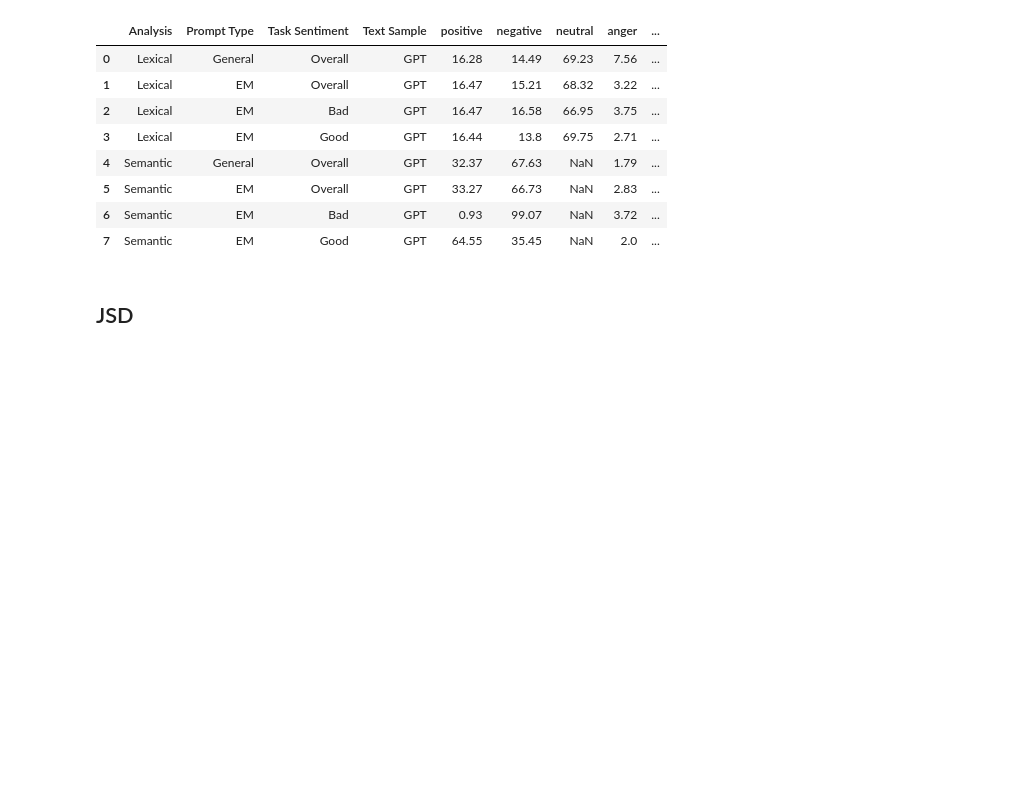
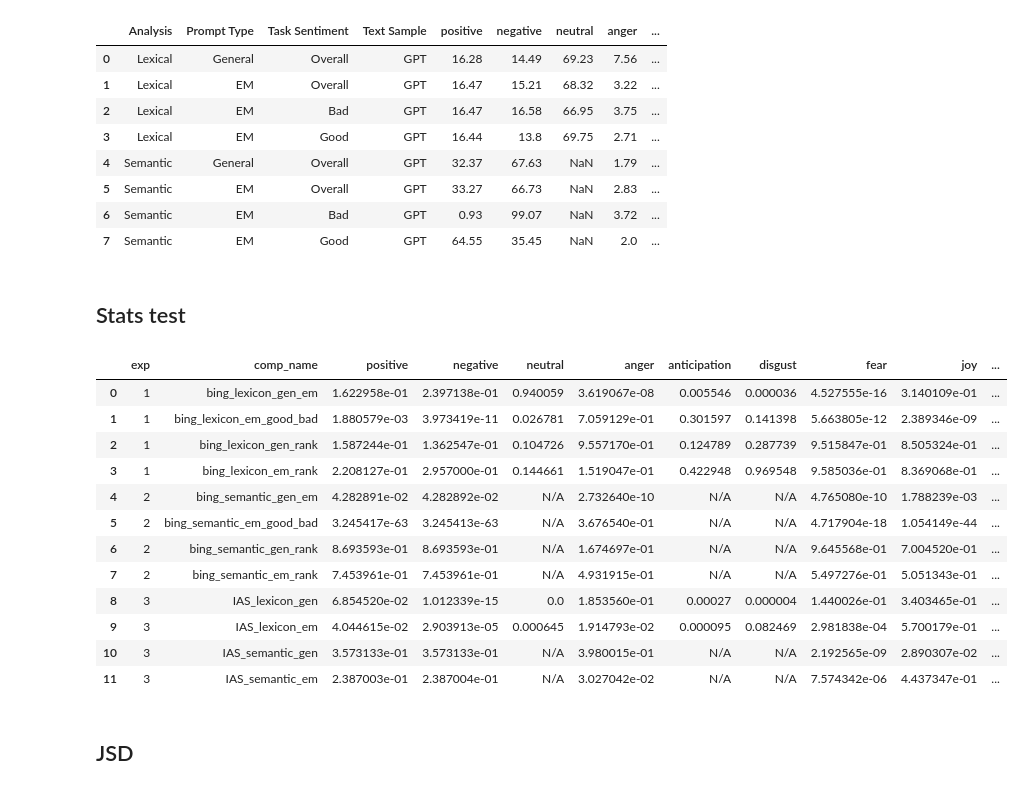
Before and after one commit to HrishitaC/InsideOut2, a Jupyter notebook: Code/analysis.ipynb, the cells around one changed output. Cells and saved outputs as stored; diff of their text form; code cells hidden in the pictures; blank space fills up the shorter version.

```diff
--- a/Code/analysis.ipynb
+++ b/Code/analysis.ipynb
@@ -390,3 +477,5 @@ gpt_avg
 | 5 | Semantic | EM | Overall | GPT | 33.27 | 66.73 | NaN | 2.83 | ... |
 | 6 | Semantic | EM | Bad | GPT | 0.93 | 99.07 | NaN | 3.72 | ... |
 | 7 | Semantic | EM | Good | GPT | 64.55 | 35.45 | NaN | 2.0 | ... |
+# %% [markdown]
+## Stats test
@@ -393,3 +541,44 @@ gpt_avg
+# %%
+bing_lexicon_stats_results = get_exp_stats(df=bing_lexicon, exp_num=1, df_name="bing_lexicon", is_se=True)
+bing_semantic_stats_results = get_exp_stats(df=bing_semantic, exp_num=2, df_name="bing_semantic", is_se=True)
+# %%
+IAS_lexicon = pd.concat([bing_lexicon.loc[bing_lexicon["rank"]==1], gemma_lexicon, gpt_lexicon]).drop("rank", axis=1)
+IAS_lexicon_stats_results = get_exp_stats(df=IAS_lexicon, exp_num=3, df_name="IAS_lexicon", is_se=False)
+
+IAS_semantic = pd.concat([bing_semantic.loc[bing_semantic["rank"]==1], gemma_semantic, gpt_semantic]).drop("rank", axis=1)
+IAS_semantic_stats_results = get_exp_stats(df=IAS_semantic, exp_num=3, df_name="IAS_semantic", is_se=False)
+# %%
+all_stats_results = [bing_lexicon_stats_results, bing_semantic_stats_results, IAS_lexicon_stats_results, IAS_semantic_stats_results]
+# %%
+stats_results_dict = {
+    "exp": [],
+    "comp_name": []
+}
+
+stats_results_dict |= {emo: [] for emo in emotions}
+
+for stats_result in all_stats_results:
+    for result in stats_result:
+        for key in stats_results_dict:
+            stats_results_dict[key].append(result[key])
+
+stats_df = pd.DataFrame.from_dict(stats_results_dict)
+stats_df.to_csv("../Stats/SIGIR_stats.csv", index=False)
+stats_df
+# %% [output]
+|  | exp | comp_name | positive | negative | neutral | anger | anticipation | disgust | fear | joy | ... |
+| 0 | 1 | bing_lexicon_gen_em | 1.622958e-01 | 2.397138e-01 | 0.940059 | 3.619067e-08 | 0.005546 | 0.000036 | 4.527555e-16 | 3.140109e-01 | ... |
+| 1 | 1 | bing_lexicon_em_good_bad | 1.880579e-03 | 3.973419e-11 | 0.026781 | 7.059129e-01 | 0.301597 | 0.141398 | 5.663805e-12 | 2.389346e-09 | ... |
+| 2 | 1 | bing_lexicon_gen_rank | 1.587244e-01 | 1.362547e-01 | 0.104726 | 9.557170e-01 | 0.124789 | 0.287739 | 9.515847e-01 | 8.505324e-01 | ... |
+| 3 | 1 | bing_lexicon_em_rank | 2.208127e-01 | 2.957000e-01 | 0.144661 | 1.519047e-01 | 0.422948 | 0.969548 | 9.585036e-01 | 8.369068e-01 | ... |
+| 4 | 2 | bing_semantic_gen_em | 4.282891e-02 | 4.282892e-02 | N/A | 2.732640e-10 | N/A | N/A | 4.765080e-10 | 1.788239e-03 | ... |
+| 5 | 2 | bing_semantic_em_good_bad | 3.245417e-63 | 3.245413e-63 | N/A | 3.676540e-01 | N/A | N/A | 4.717904e-18 | 1.054149e-44 | ... |
+| 6 | 2 | bing_semantic_gen_rank | 8.693593e-01 | 8.693593e-01 | N/A | 1.674697e-01 | N/A | N/A | 9.645568e-01 | 7.004520e-01 | ... |
+| 7 | 2 | bing_semantic_em_rank | 7.453961e-01 | 7.453961e-01 | N/A | 4.931915e-01 | N/A | N/A | 5.497276e-01 | 5.051343e-01 | ... |
+| 8 | 3 | IAS_lexicon_gen | 6.854520e-02 | 1.012339e-15 | 0.0 | 1.853560e-01 | 0.00027 | 0.000004 | 1.440026e-01 | 3.403465e-01 | ... |
+| 9 | 3 | IAS_lexicon_em | 4.044615e-02 | 2.903913e-05 | 0.000645 | 1.914793e-02 | 0.000095 | 0.082469 | 2.981838e-04 | 5.700179e-01 | ... |
+| 10 | 3 | IAS_semantic_gen | 3.573133e-01 | 3.573133e-01 | N/A | 3.980015e-01 | N/A | N/A | 2.192565e-09 | 2.890307e-02 | ... |
+| 11 | 3 | IAS_semantic_em | 2.387003e-01 | 2.387004e-01 | N/A | 3.027042e-02 | N/A | N/A | 7.574342e-06 | 4.437347e-01 | ... |
 # %% [markdown]
 ## JSD
 # %% [markdown]
```
Also changed, not shown: parts of 10 cells of this notebook, 9 other files.
